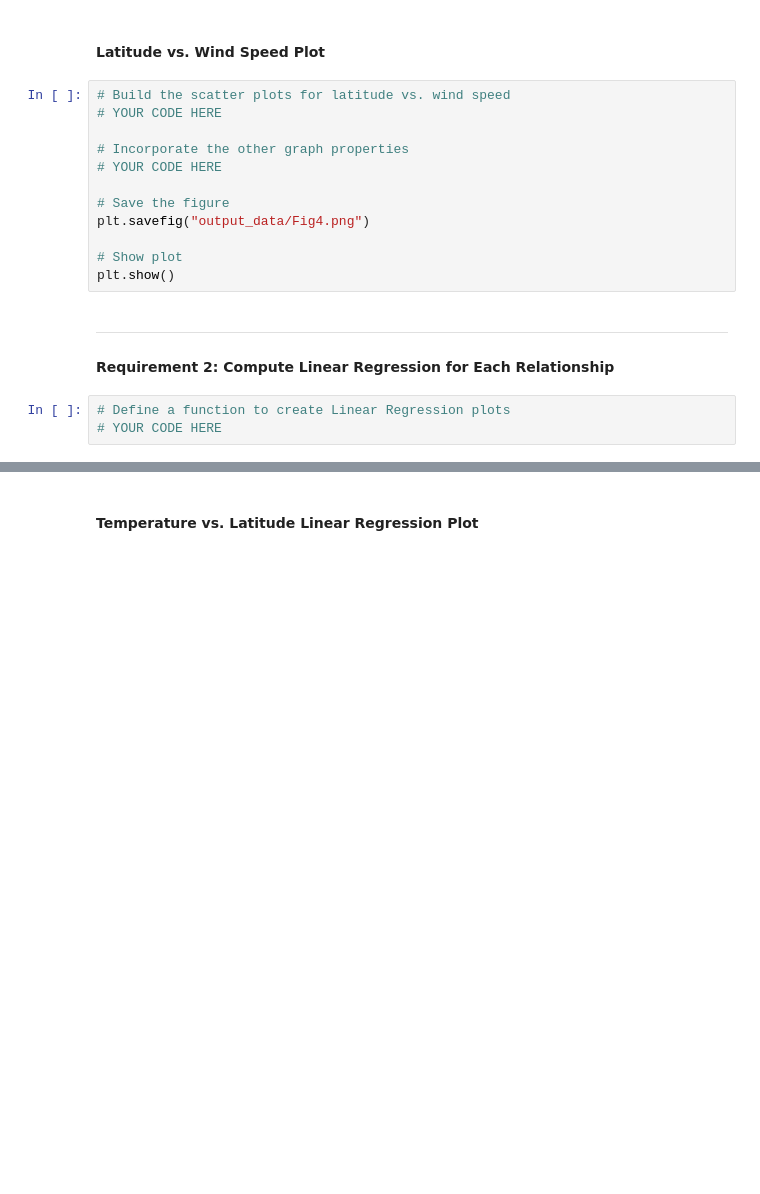
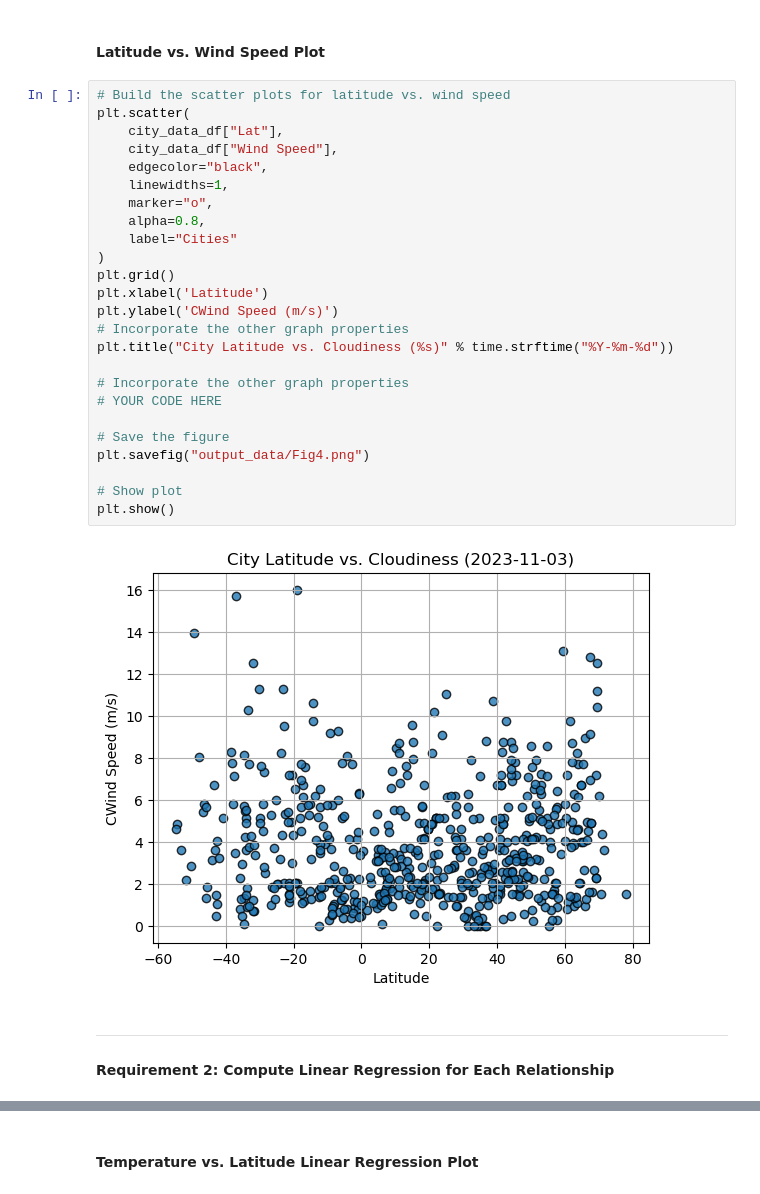
Before and after one commit to sallyca530/Python-API-Challenge, a Jupyter notebook: WeatherPy_main/WeatherPymain.ipynb, the cells around one changed output, grey strips where cells are left out. Cells and saved outputs as stored; diff of their text form; blank space fills up the shorter version.

```diff
--- a/WeatherPy_main/WeatherPymain.ipynb
+++ b/WeatherPy_main/WeatherPymain.ipynb
@@ -231,20 +276,32 @@ plt.show()
 #### Latitude vs. Wind Speed Plot
 # %%
 # Build the scatter plots for latitude vs. wind speed
-# YOUR CODE HERE
+plt.scatter(
+    city_data_df["Lat"],
+    city_data_df["Wind Speed"],
+    edgecolor="black",
+    linewidths=1,
+    marker="o",
+    alpha=0.8,
+    label="Cities"
+)
+plt.grid()
+plt.xlabel('Latitude')
+plt.ylabel('CWind Speed (m/s)')
+# Incorporate the other graph properties
+plt.title("City Latitude vs. Cloudiness (%s)" % time.strftime("%Y-%m-%d"))
 
 # Incorporate the other graph properties
 # YOUR CODE HERE
 
 # Save the figure
 plt.savefig("output_data/Fig4.png")
 
 # Show plot
 plt.show()
+# %% [output]
+[figure, added]
 # %% [markdown]
 ---
 
 #### Requirement 2: Compute Linear Regression for Each Relationship
-# %%
-# Define a function to create Linear Regression plots
-# YOUR CODE HERE
```
Also changed, not shown: parts of 24 cells of this notebook, 4 other files.
